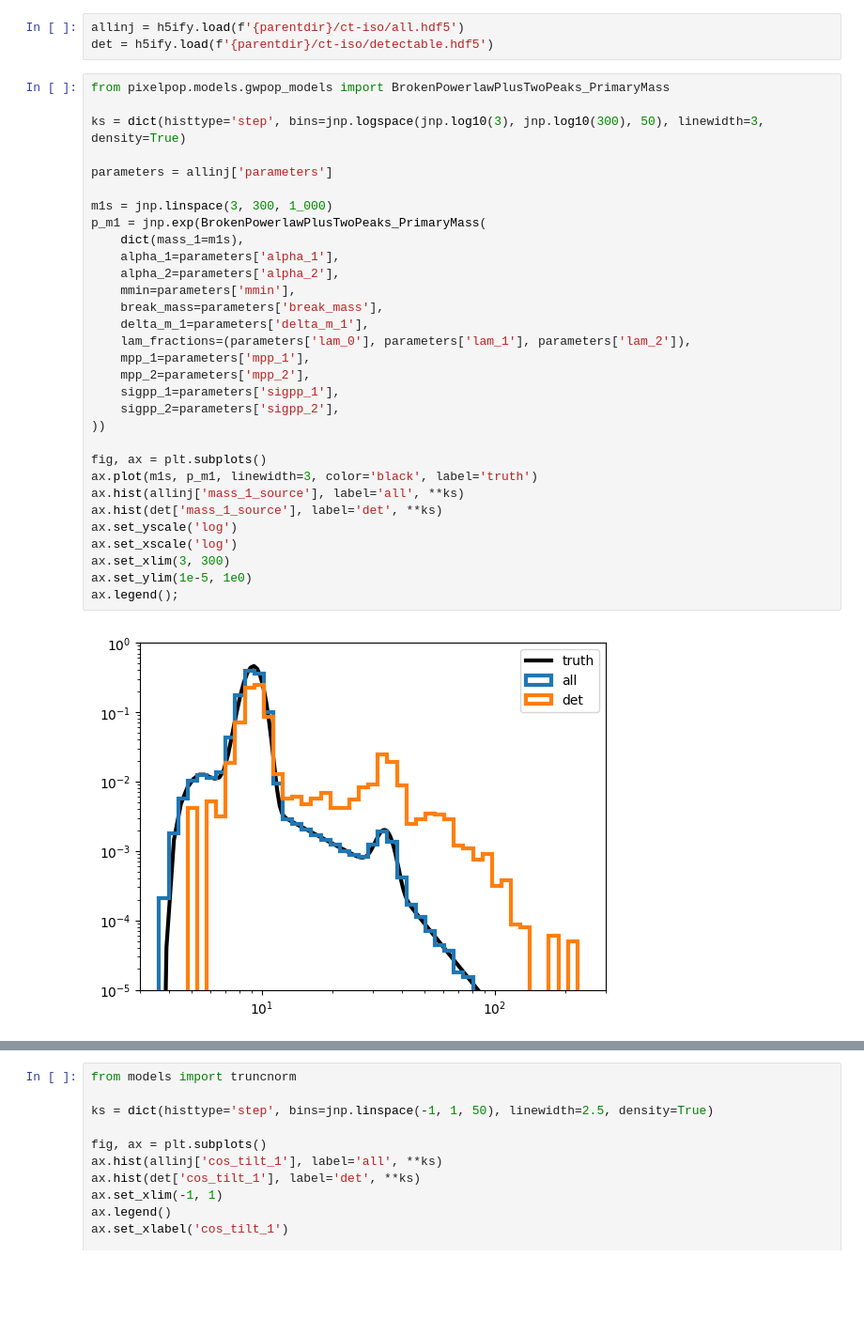
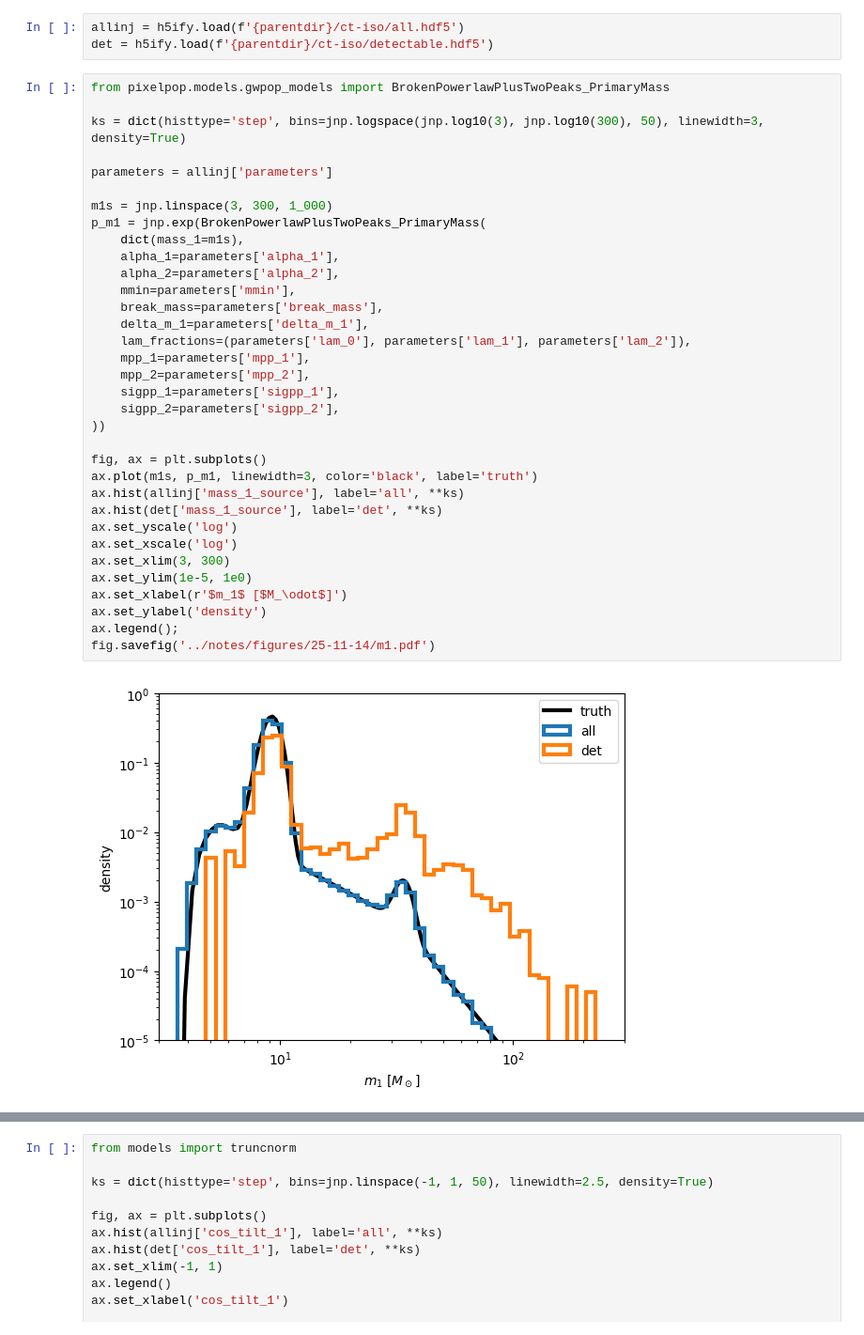
Before and after one commit to noahewolfe/tilts-and-kicks, a Jupyter notebook: code/03-reweighting-efficiency.ipynb, the cells around one changed output, grey strips where cells are left out. Shown at 94% size. Drawn from its saved outputs; the diff is of its cells as text; blank space fills up the shorter version.

```diff
--- a/code/03-reweighting-efficiency.ipynb
+++ b/code/03-reweighting-efficiency.ipynb
@@ -24,34 +24,37 @@ from pixelpop.models.gwpop_models import BrokenPowerlawPlusTwoPeaks_PrimaryMass
 
 ks = dict(histtype='step', bins=jnp.logspace(jnp.log10(3), jnp.log10(300), 50), linewidth=3, density=True)
 
 parameters = allinj['parameters']
 
 m1s = jnp.linspace(3, 300, 1_000)
 p_m1 = jnp.exp(BrokenPowerlawPlusTwoPeaks_PrimaryMass(
     dict(mass_1=m1s),
     alpha_1=parameters['alpha_1'],
     alpha_2=parameters['alpha_2'],
     mmin=parameters['mmin'],
     break_mass=parameters['break_mass'],
     delta_m_1=parameters['delta_m_1'],
     lam_fractions=(parameters['lam_0'], parameters['lam_1'], parameters['lam_2']),
     mpp_1=parameters['mpp_1'],
     mpp_2=parameters['mpp_2'],
     sigpp_1=parameters['sigpp_1'],
     sigpp_2=parameters['sigpp_2'],
 ))
 
 fig, ax = plt.subplots()
 ax.plot(m1s, p_m1, linewidth=3, color='black', label='truth')
 ax.hist(allinj['mass_1_source'], label='all', **ks)
 ax.hist(det['mass_1_source'], label='det', **ks)
 ax.set_yscale('log')
 ax.set_xscale('log')
 ax.set_xlim(3, 300)
 ax.set_ylim(1e-5, 1e0)
+ax.set_xlabel(r'$m_1$ [$M_\odot$]')
+ax.set_ylabel('density')
 ax.legend();
+fig.savefig('../notes/figures/25-11-14/m1.pdf')
 # %% [output]
-[figure, old version]
+[figure, new version]
 # %%
 from pixelpop.models.gwpop_models import PowerlawPlusPeak_MassRatio
 
```
Also changed, not shown: parts of 15 cells of this notebook, 10 other files.
